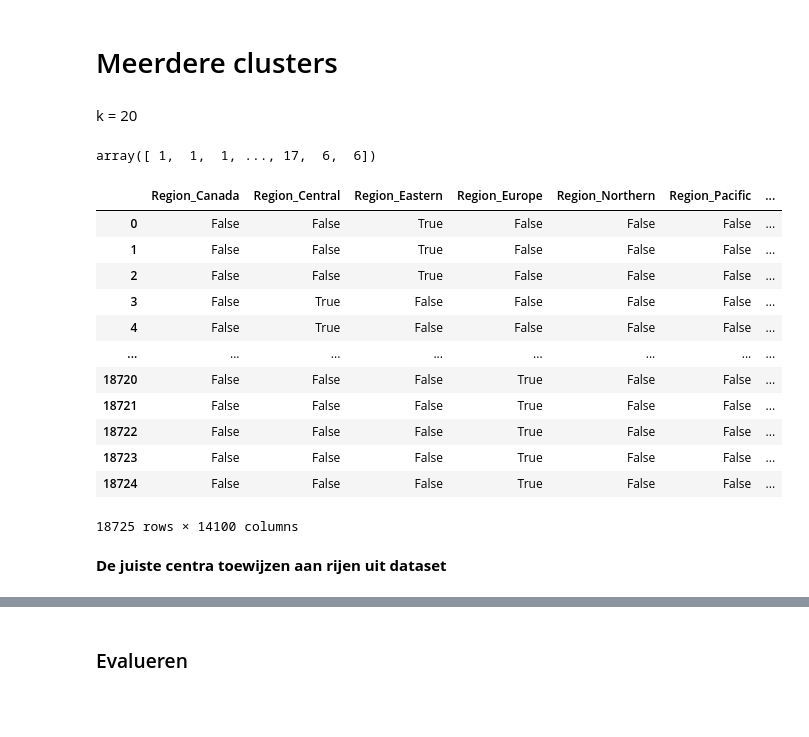
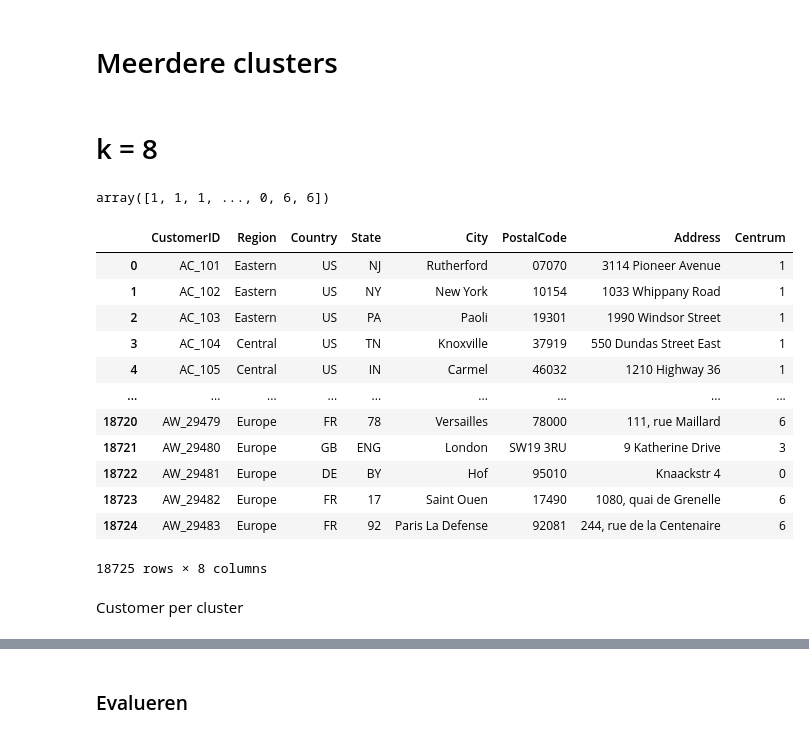
Before and after one commit to HumbertodeCastro/UO_bedrijf, a Jupyter notebook: MachineLearning/CustomerSegmentation.ipynb, the cells around one changed output, grey strips where cells are left out. Drawn from its saved outputs; the diff is of its cells as text; code cells hidden in the pictures; blank space fills up the shorter version.

```diff
--- a/MachineLearning/CustomerSegmentation.ipynb
+++ b/MachineLearning/CustomerSegmentation.ipynb
@@ -531,29 +543,30 @@ dummies_dataframe
 # %% [markdown]
 # Meerdere clusters
-# %% [markdown]
-k = 20
+# %% [markdown]
+# k = 8
 # %%
-kmeans = KMeans(n_clusters = 20, random_state= 42)
+kmeans = KMeans(n_clusters = 8, random_state= 42)
 prediction_results = kmeans.fit_predict(dummies_dataframe)
 prediction_results
 # %% [output]
-array([ 1,  1,  1, ..., 17,  6,  6])
+array([1, 1, 1, ..., 0, 6, 6])
-# %%
-dummies_dataframe['Centrum'] = prediction_results
-dummies_dataframe
-# %% [output]
-|  | Region_Canada | Region_Central | Region_Eastern | Region_Europe | Region_Northern | Region_Pacific | ... |
-| 0 | False | False | True | False | False | False | ... |
-| 1 | False | False | True | False | False | False | ... |
-| 2 | False | False | True | False | False | False | ... |
-| 3 | False | True | False | False | False | False | ... |
-| 4 | False | True | False | False | False | False | ... |
-| ... | ... | ... | ... | ... | ... | ... | ... |
-| 18720 | False | False | False | True | False | False | ... |
-| 18721 | False | False | False | True | False | False | ... |
-| 18722 | False | False | False | True | False | False | ... |
-| 18723 | False | False | False | True | False | False | ... |
-| 18724 | False | False | False | True | False | False | ... |
-18725 rows × 14100 columns
-# %% [markdown]
-**De juiste centra toewijzen aan rijen uit dataset**
+# %%
+# Step 4: Assign the cluster labels to the original DataFrame
+Customer['Centrum'] = prediction_results
+Customer
+# %% [output]
+|  | CustomerID | Region | Country | State | City | PostalCode | Address | Centrum |
+| 0 | AC_101 | Eastern | US | NJ | Rutherford | 07070 | 3114 Pioneer Avenue | 1 |
+| 1 | AC_102 | Eastern | US | NY | New York | 10154 | 1033 Whippany Road | 1 |
+| 2 | AC_103 | Eastern | US | PA | Paoli | 19301 | 1990 Windsor Street | 1 |
+| 3 | AC_104 | Central | US | TN | Knoxville | 37919 | 550 Dundas Street East | 1 |
+| 4 | AC_105 | Central | US | IN | Carmel | 46032 | 1210 Highway 36 | 1 |
+| ... | ... | ... | ... | ... | ... | ... | ... | ... |
+| 18720 | AW_29479 | Europe | FR | 78 | Versailles | 78000 | 111, rue Maillard | 6 |
+| 18721 | AW_29480 | Europe | GB | ENG | London | SW19 3RU | 9 Katherine Drive | 3 |
+| 18722 | AW_29481 | Europe | DE | BY | Hof | 95010 | Knaackstr 4 | 0 |
+| 18723 | AW_29482 | Europe | FR | 17 | Saint Ouen | 17490 | 1080, quai de Grenelle | 6 |
+| 18724 | AW_29483 | Europe | FR | 92 | Paris La Defense | 92081 | 244, rue de la Centenaire | 6 |
+18725 rows × 8 columns
+# %% [markdown]
+Customer per cluster
```
Also changed, not shown: parts of 34 cells of this notebook.
